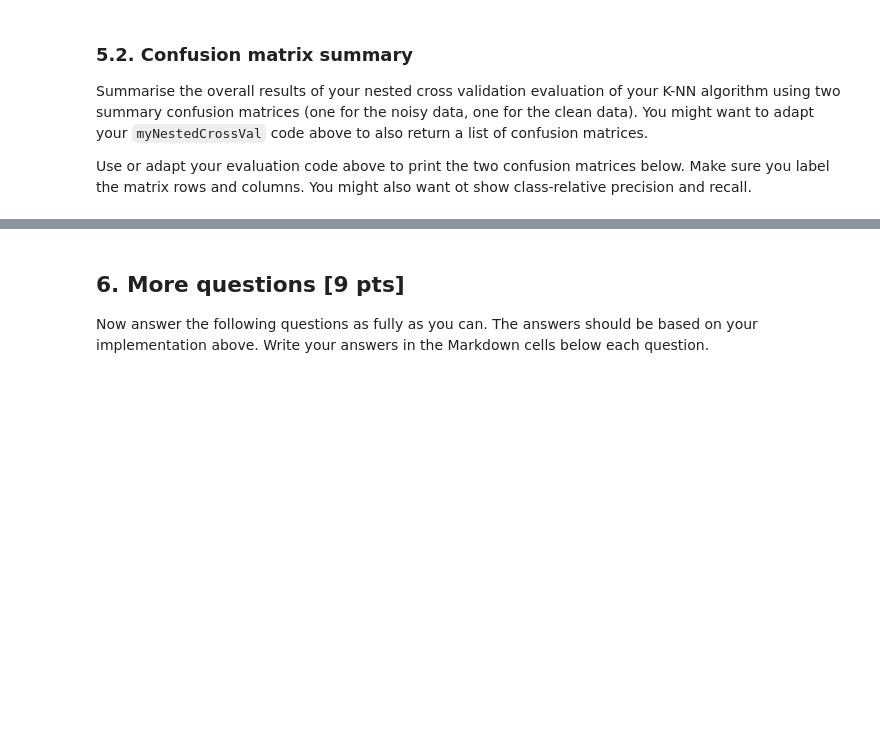
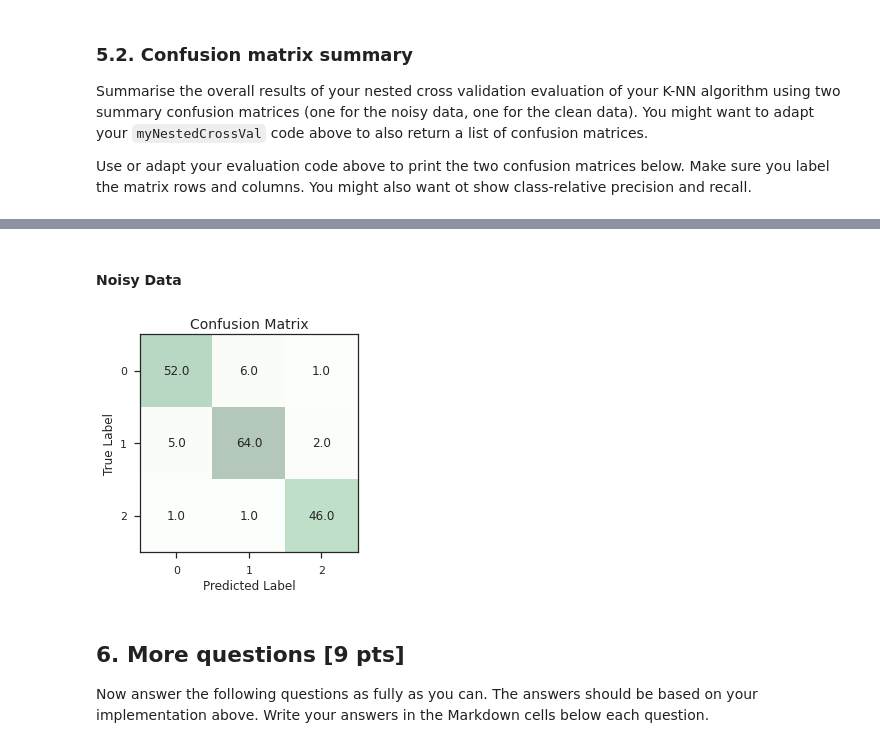
Before and after one commit to JohnnyFoulds/dsm040-2021-oct, a Jupyter notebook: coursework_01/cw.ipynb, the cells around one changed output, grey strips where cells are left out. Saved outputs shown, nothing was run; the diff lists cells and outputs as text; code cells hidden in the pictures; blank space fills up the shorter version.

```diff
--- a/coursework_01/cw.ipynb
+++ b/coursework_01/cw.ipynb
@@ -1007,3 +1027,11 @@ NOISY
+# %% [markdown]
+#### Noisy Data
+# %%
+# show the summary confusion matrix
+noisy_cm = summarize_confusion_matrix(accuracies_noisy)
+plot_confusion_matrix(noisy_cm)
+# %% [output]
+[figure, added]
 # %% [markdown]
 ## 6. More questions [9 pts]
 
```
Also changed, not shown: parts of 5 cells of this notebook.
